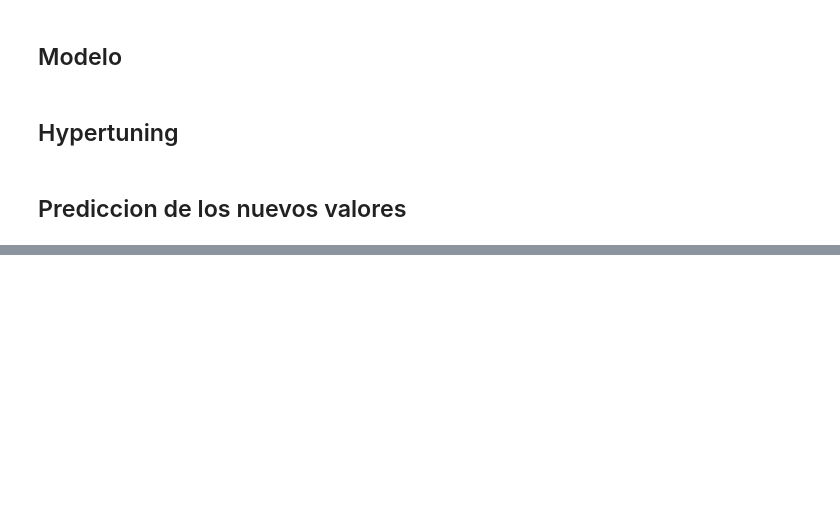
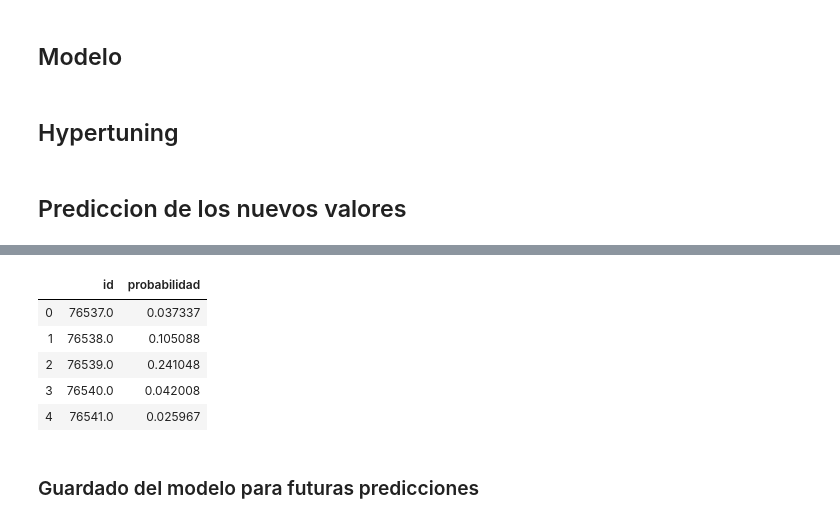
Before and after one commit to camarin24/app.dataton2019, a Jupyter notebook: docs/Modelo .ipynb, the cells around one changed output, grey strips where cells are left out. Saved outputs shown, nothing was run; the diff lists cells and outputs as text; code cells hidden in the pictures; blank space fills up the shorter version.

Commit message:
mejoras modelo

```diff
--- a/docs/Modelo .ipynb
+++ b/docs/Modelo .ipynb
@@ -376,11 +402,20 @@ model_e.fit(X_sc, y, eval_metric=['auc'])
 # %%
 #Estandarizando los datos
 sc = StandardScaler()
-X_sc_p = sc.fit_transform(X_p)
-y_pred = model_e.predict_proba(X_sc_p)
+#X_sc_p = sc.fit_transform(X_p)
+y_pred = model_e.predict_proba(X_sc)
 y_pred = pd.DataFrame(y_pred, columns=['Pago','probabilidad'])
 df_id = pd.read_csv('data/DT19_IDs_predict.csv')
 y_pred = pd.concat([df_id[['id']], y_pred[['probabilidad']]], axis=1)
-y_pred
+y_pred.head()
+# %% [output]
+|  | id | probabilidad |
+| 0 | 76537.0 | 0.037337 |
+| 1 | 76538.0 | 0.105088 |
+| 2 | 76539.0 | 0.241048 |
+| 3 | 76540.0 | 0.042008 |
+| 4 | 76541.0 | 0.025967 |
 # %%
 y_pred.to_csv('try1.csv', index=False)
+# %% [markdown]
+### Guardado del modelo para futuras predicciones
```
Also changed, not shown: parts of 6 cells of this notebook.
